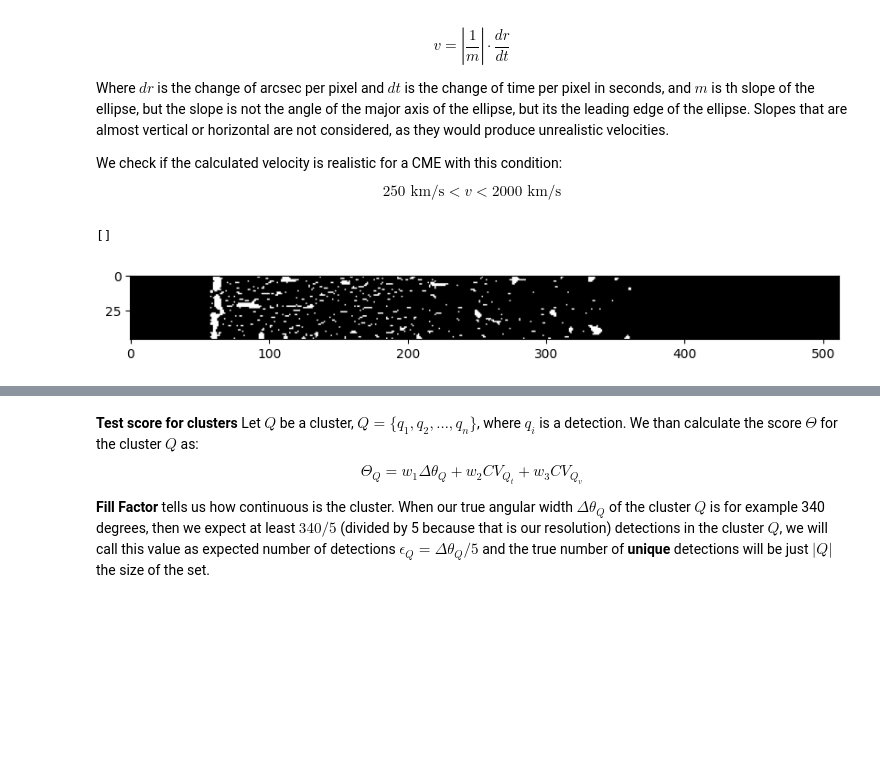
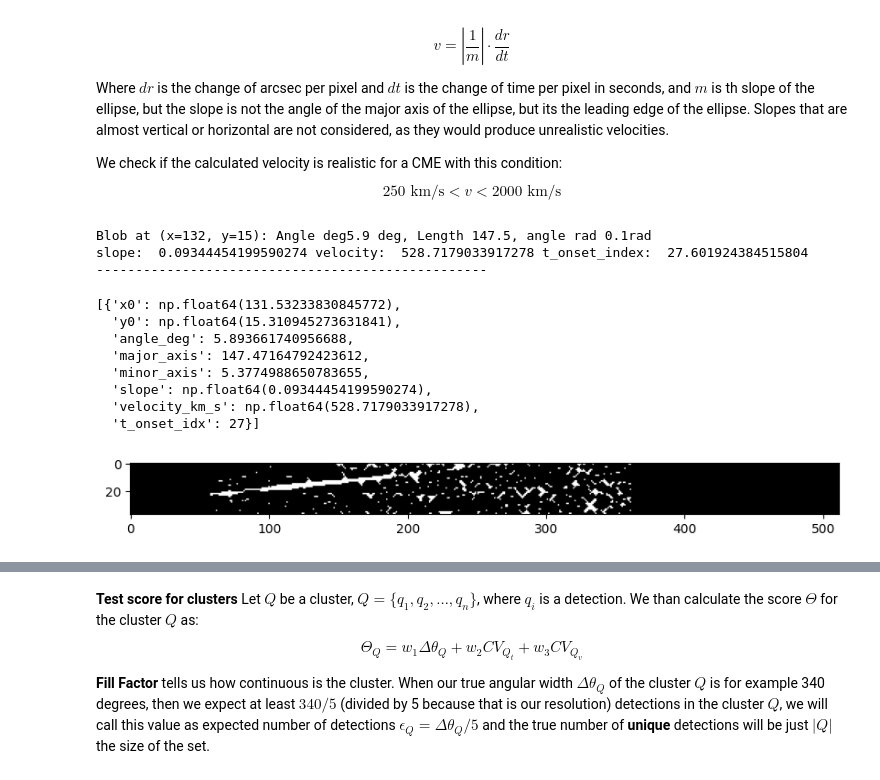
Before and after one commit to SightMan3/CME_DETECTION_GRU, a Jupyter notebook: GRU.ipynb, the cells around one changed output, grey strips where cells are left out. Saved outputs shown, nothing was run; the diff lists cells and outputs as text; code cells hidden in the pictures; blank space fills up the shorter version.

Commit message:
velocity approximation better

```diff
--- a/GRU.ipynb
+++ b/GRU.ipynb
@@ -1008,21 +1028,0 @@ def detect_cme_from_jmap(j_map, num_radii):
-# %%
-plt.figure(figsize=(10, 10))
-j_map = create_jmap(running_difference, 320)
-
-j_map_clean = np.nan_to_num(j_map, nan=0.0, posinf=0.0, neginf=0.0)
-p1, p99 = np.percentile(j_map_clean, (1, 99))
-j_map_clipped = np.clip(j_map_clean, p1, p99)
-j_map_norm = (j_map_clipped - j_map_clipped.min()) / (j_map_clipped.max() - j_map_clipped.min())
-j_map_eq = exposure.equalize_adapthist(j_map_norm, clip_limit=0.03)
-
-j_map_blobs = meijering(j_map_eq, sigmas=range(1, 4), black_ridges=False)
-threshold = np.percentile(j_map_blobs, 93)
-binary_j_map = j_map_blobs > threshold
-
-edges = canny(binary_j_map, sigma=1, low_threshold=0.5, high_threshold=0.8)
-
-
-# plt.plot(np.linspace(57, 360, 100), -0.02*np.linspace(0, 360, 100) + 9)
-plt.imshow(skeletonize(binary_j_map))
-
-detect_cme_from_jmap(j_map, 512)
@@ -1077,0 +1029,3 @@ detections[detections['t_onset_idx'] < 10]
+# %%
+j_map = create_jmap(running_difference,100)
+cme_hough_transform(j_map, 95,0)
@@ -1097,7 +1058,7 @@ $$
 250 \text{ km/s} < v < 2000 \text{ km/s}
 $$
 # %%
-def cme_blob_detection(j_map, verbose=True):
+def cme_blob_detection(j_map, percentil, disk_size, verbose=True):
     j_map_clean = np.nan_to_num(j_map, nan=0.0, posinf=0.0, neginf=0.0)
     p1, p99 = np.percentile(j_map_clean, (1, 99))
     j_map_clipped = np.clip(j_map_clean, p1, p99)
@@ -1105,8 +1066,9 @@ def cme_blob_detection(j_map, verbose=True):
     j_map_eq = exposure.equalize_adapthist(j_map_norm, clip_limit=0.03)
 
     j_map_blobs = meijering(j_map_eq, sigmas=range(1, 4), black_ridges=False)
-    threshold = np.percentile(j_map_blobs, 95)
+    threshold = np.percentile(j_map_blobs, percentil)
     binary_j_map = j_map_blobs > threshold
+    binary_j_map = closing(binary_j_map, disk(disk_size))
 
     label_image = label(binary_j_map)
 
@@ -1191,12 +1153,10 @@ def cme_blob_detection(j_map, verbose=True):
             })
 
         if verbose and slope < 1:
-            ax.add_patch(ellipse_patch)
-            ax.plot(np.linspace(57, 100, 100), -slope*np.linspace(0, 100, 100) + y0)
+            # ax.add_patch(ellipse_patch)
 
             print(f"Blob at (x={x0:.0f}, y={y0:.0f}): Angle deg{math.degrees(angle_rad):.1f} deg, Length {major_axis:.1f}, angle rad {angle_rad:.1f}rad")
             print('slope: ', slope, 'velocity: ', velocity_km_s, 't_onset_index: ', t_onset_idx)
-            print("Intercept from Theil-Sen: ", intercept)
             print("-"*50)
             print()
 
@@ -1204,10 +1164,20 @@ def cme_blob_detection(j_map, verbose=True):
     return cme_detection
 # %%
 j_map = create_jmap(running_difference,300)
-cme_blob_detection(j_map)
+cme_blob_detection(j_map, 95,2)
 # %% [output]
-[]
+Blob at (x=132, y=15): Angle deg5.9 deg, Length 147.5, angle rad 0.1rad
+slope:  0.09344454199590274 velocity:  528.7179033917278 t_onset_index:  27.601924384515804
+--------------------------------------------------
+[{'x0': np.float64(131.53233830845772),
+  'y0': np.float64(15.310945273631841),
+  'angle_deg': 5.893661740956688,
+  'major_axis': 147.47164792423612,
+  'minor_axis': 5.3774988650783655,
+  'slope': np.float64(0.09344454199590274),
+  'velocity_km_s': np.float64(528.7179033917278),
+  't_onset_idx': 27}]
-[figure, old version]
+[figure, new version]
 # %%
 def all_angles_detections_blobs(images):
     rows = []
```
Also changed, not shown: parts of 16 cells of this notebook, 2 other files.
